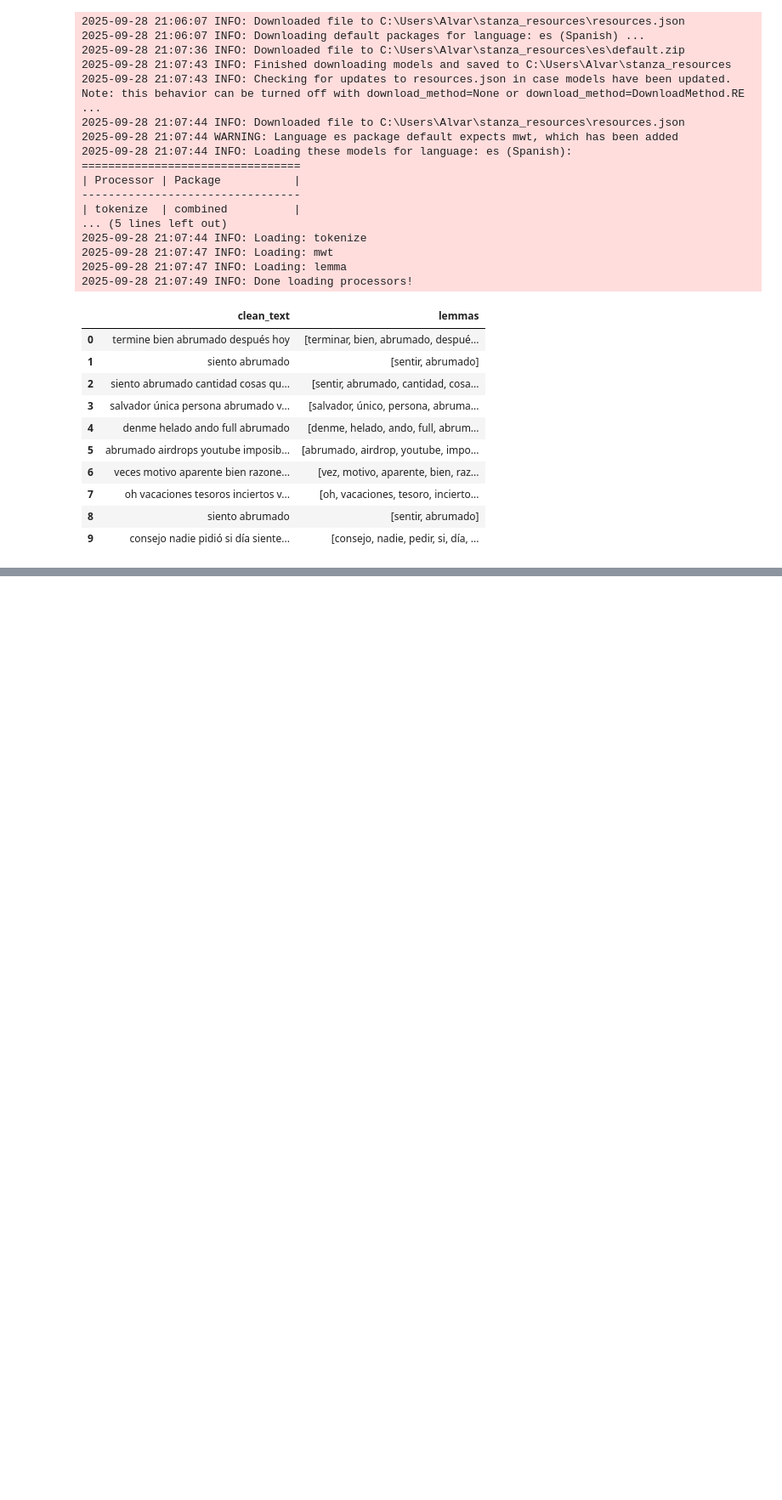
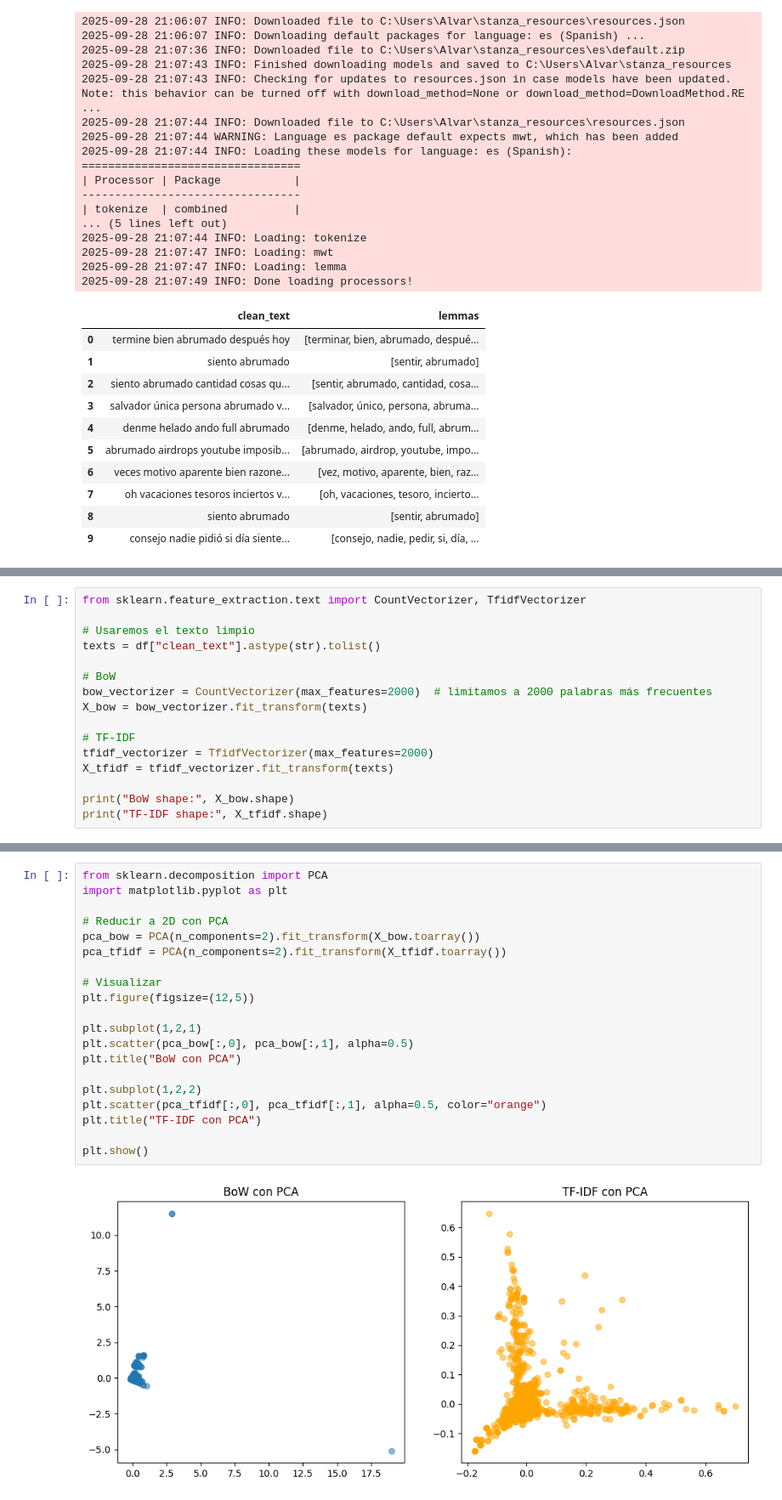
Before and after one commit to XaviAlvarado18/spanish-twitter-sentiment-nlp, a Jupyter notebook: main.ipynb, the cells around one changed output, grey strips where cells are left out. Shown at 85% size. Saved outputs shown, nothing was run; the diff lists cells and outputs as text; blank space fills up the shorter version.

```diff
--- a/main.ipynb
+++ b/main.ipynb
@@ -155,0 +213,16 @@ df[["clean_text", "lemmas"]].head(10)
+# %%
+from sklearn.feature_extraction.text import CountVectorizer, TfidfVectorizer
+
+# Usaremos el texto limpio
+texts = df["clean_text"].astype(str).tolist()
+
+# BoW
+bow_vectorizer = CountVectorizer(max_features=2000)  # limitamos a 2000 palabras más frecuentes
+X_bow = bow_vectorizer.fit_transform(texts)
+
+# TF-IDF
+tfidf_vectorizer = TfidfVectorizer(max_features=2000)
+X_tfidf = tfidf_vectorizer.fit_transform(texts)
+
+print("BoW shape:", X_bow.shape)
+print("TF-IDF shape:", X_tfidf.shape)
@@ -155,0 +300,22 @@ df[["clean_text", "lemmas"]].head(10)
+# %%
+from sklearn.decomposition import PCA
+import matplotlib.pyplot as plt
+
+# Reducir a 2D con PCA
+pca_bow = PCA(n_components=2).fit_transform(X_bow.toarray())
+pca_tfidf = PCA(n_components=2).fit_transform(X_tfidf.toarray())
+
+# Visualizar
+plt.figure(figsize=(12,5))
+
+plt.subplot(1,2,1)
+plt.scatter(pca_bow[:,0], pca_bow[:,1], alpha=0.5)
+plt.title("BoW con PCA")
+
+plt.subplot(1,2,2)
+plt.scatter(pca_tfidf[:,0], pca_tfidf[:,1], alpha=0.5, color="orange")
+plt.title("TF-IDF con PCA")
+
+plt.show()
+# %% [output]
+[figure, added]
```
Also changed, not shown: parts of 7 cells of this notebook, 1 other file.
